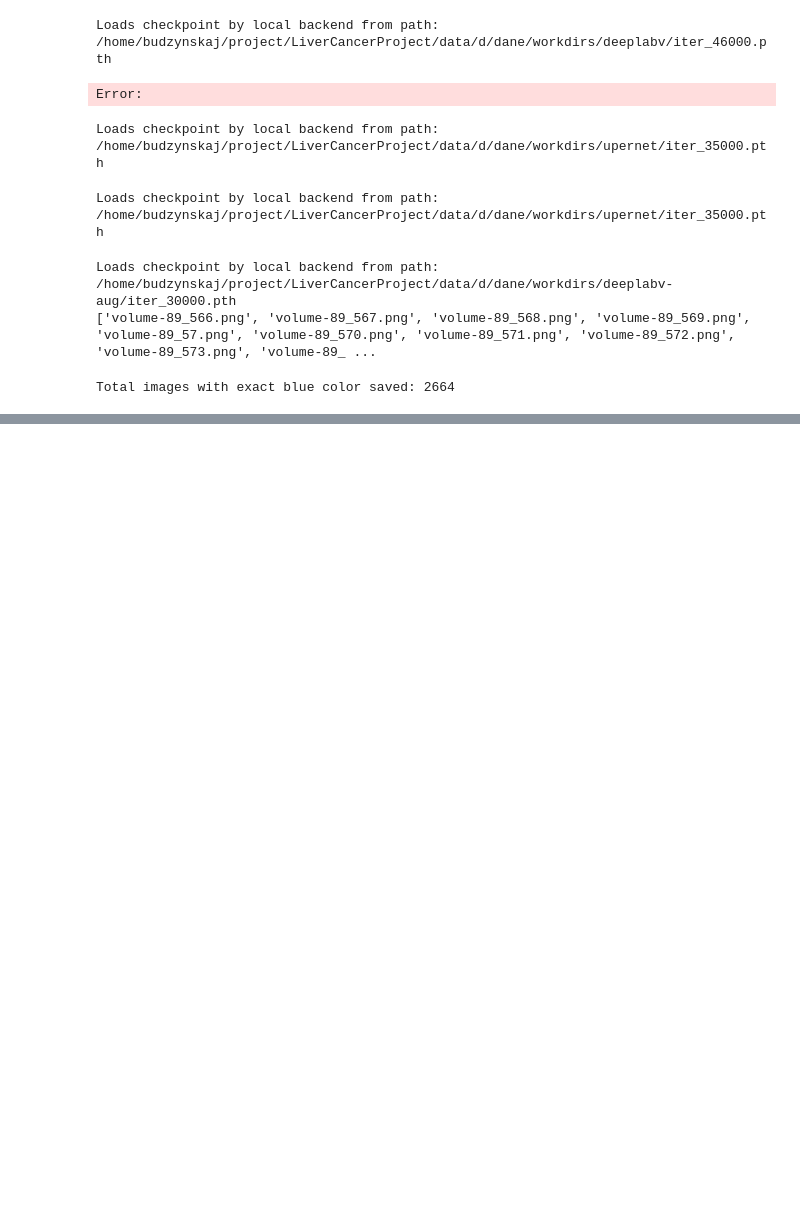
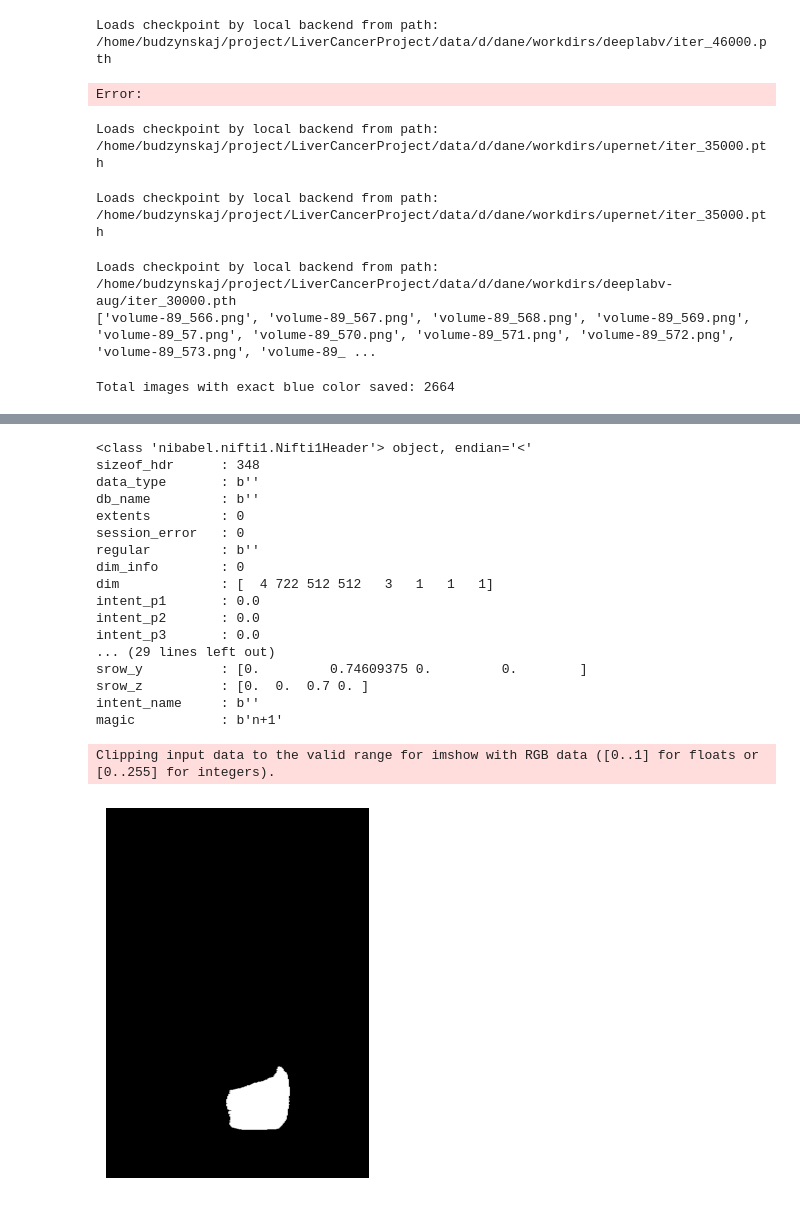
Before and after one commit to budzynskaJ/LiverCancerSeg-Volume, a Jupyter notebook: deeplabv_segmentation_test.ipynb, the cells around one changed output, grey strips where cells are left out. Drawn from its saved outputs; the diff is of its cells as text; code cells hidden in the pictures; blank space fills up the shorter version.

```diff
--- a/deeplabv_segmentation_test.ipynb
+++ b/deeplabv_segmentation_test.ipynb
@@ -616,0 +993,40 @@ Total images with exact blue color saved: 2664
+# %%
+import nibabel as nib
+import matplotlib.pyplot as plt
+
+# Path to your NIfTI file
+nii_file_path = "/home/budzynskaj/project/LiverCancerProject/deeplabv-to3dslicer-ni/volume-96.nii"
+
+# Load the NIfTI file
+nii_image = nib.load(nii_file_path)
+
+header = nii_image.header
+print(header)
+
+# Get the data from the NIfTI image
+nii_data = nii_image.get_fdata()
+
+# Display one of the slices (assuming 3D data)
+plt.imshow(nii_data[:, :, nii_data.shape[2] // 2], cmap='gray')
+plt.axis('off')  # Turn off axes
+plt.show()
+# %% [output]
+<class 'nibabel.nifti1.Nifti1Header'> object, endian='<'
+sizeof_hdr      : 348
+data_type       : b''
+db_name         : b''
+extents         : 0
+session_error   : 0
+regular         : b''
+dim_info        : 0
+dim             : [  4 722 512 512   3   1   1   1]
+intent_p1       : 0.0
+intent_p2       : 0.0
+intent_p3       : 0.0
+... (29 lines left out)
+srow_y          : [0.         0.74609375 0.         0.        ]
+srow_z          : [0.  0.  0.7 0. ]
+intent_name     : b''
+magic           : b'n+1'
+Clipping input data to the valid range for imshow with RGB data ([0..1] for floats or [0..255] for integers).
+[figure, added]
```
Also changed, not shown: parts of 8 cells of this notebook, 3 other files.
